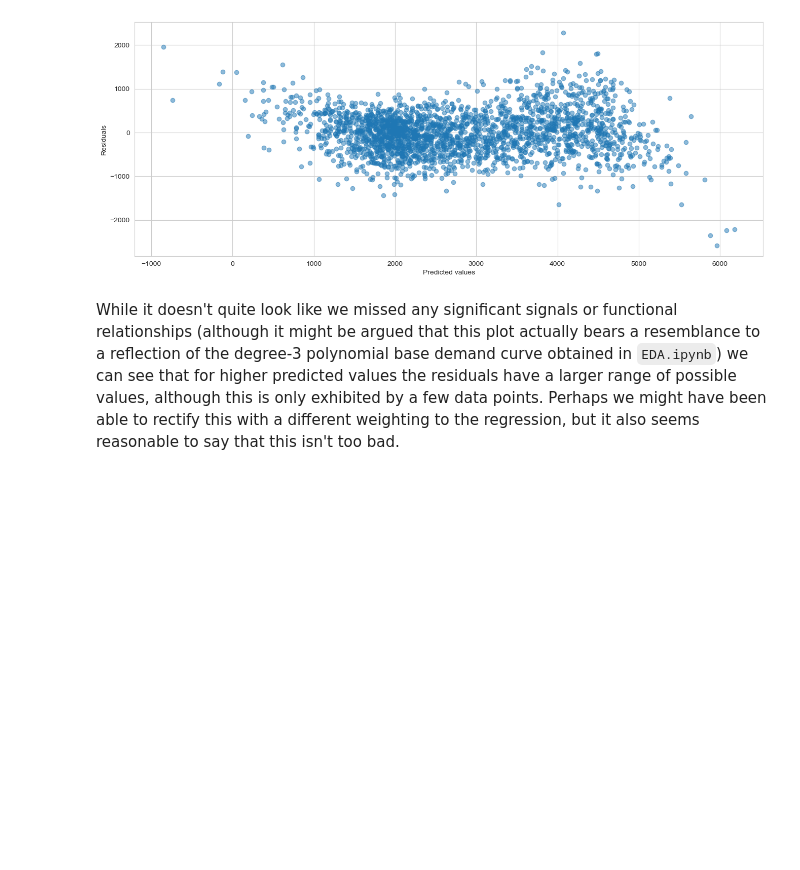
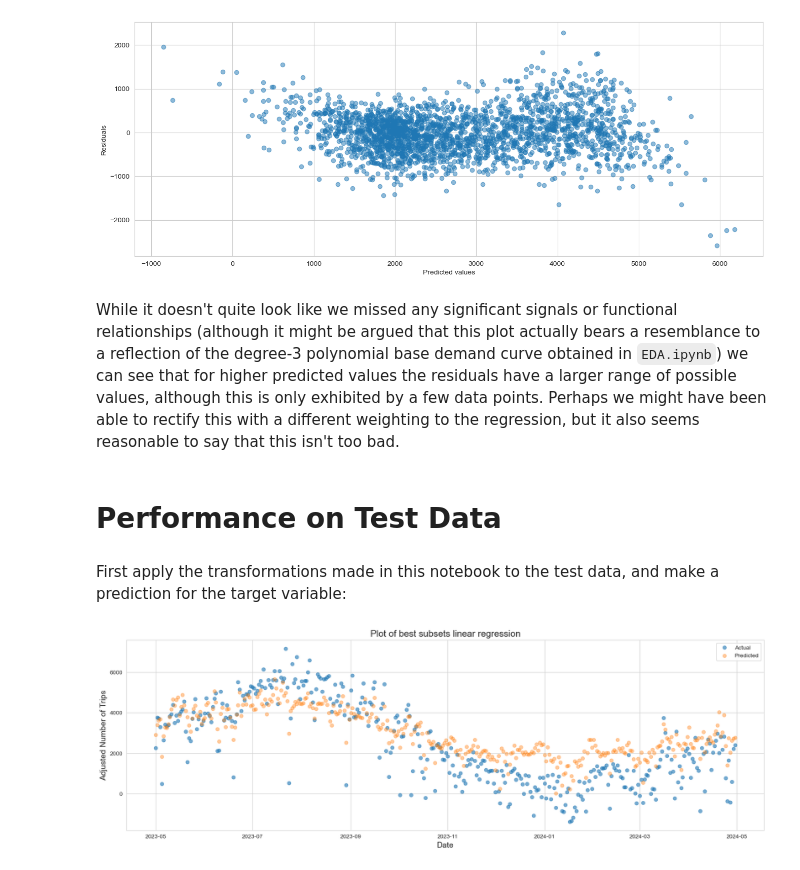
Before and after one commit to hodagben/bike-share-project, a Jupyter notebook: models/regressions.ipynb, the cells around one changed output. Saved outputs shown, nothing was run; the diff lists cells and outputs as text; code cells hidden in the pictures; blank space fills up the shorter version.

Commit message:
Updated regressions and detrend for test data

```diff
--- a/models/regressions.ipynb
+++ b/models/regressions.ipynb
@@ -12,6 +12,7 @@ sns.set_style('whitegrid')
 First let's load in the data:
 # %%
 bikeshare = pd.read_csv('../EDA/bikeshare_train_data_pcwsdetrend.csv', parse_dates=['Date'],index_col=['Date'])
+bikeshare_test = pd.read_csv('../EDA/bikeshare_test_data_pcwsdetrend.csv', parse_dates=['Date'],index_col=['Date'])
 # %%
 bikeshare.sample(5)
 # %% [output]
@@ -172,3 +172,6 @@ print("The model with the minimum average cross-validation RMSE of",np.min(avg_r
  501.08834869 579.85232974 556.10638218 506.30140964 501.19579455]
 The models have average cross-validation RMSEs ranging from 501.0883486851618 to 592.7678994233017
 The model with the minimum average cross-validation RMSE of 501.0883486851618 uses the features ['day_length', 'max_temp', 'day_length_x_max_temp', 'temp_diff', 'total_precip', 'max_gust']
+# %%
+best_subset = models[np.argmin(avg_rmses)]
+best_subset
@@ -189,9 +199,9 @@ plt.scatter(bikeshare.index,
            label='Actual')
 
 reg_bestsubset = LinearRegression()
-reg_bestsubset.fit(bikeshare_scaled[['day_length', 'max_temp', 'day_length_x_max_temp', 'temp_diff', 'total_precip', 'max_gust']],
+reg_bestsubset.fit(bikeshare_scaled[best_subset],
                    bikeshare[target])
-preds_bestsubset = reg_bestsubset.predict(bikeshare_scaled[['day_length', 'max_temp', 'day_length_x_max_temp', 'temp_diff', 'total_precip', 'max_gust']])
+preds_bestsubset = reg_bestsubset.predict(bikeshare_scaled[best_subset])
 
 plt.scatter(bikeshare.index.values,
            preds_bestsubset,
@@ -263,3 +273,35 @@ plt.show()
 [figure]
 # %% [markdown]
 While it doesn't quite look like we missed any significant signals or functional relationships (although it might be argued that this plot actually bears a resemblance to a reflection of the degree-3 polynomial base demand curve obtained in ``EDA.ipynb``) we can see that for higher predicted values the residuals have a larger range of possible values, although this is only exhibited by a few data points. Perhaps we might have been able to rectify this with a different weighting to the regression, but it also seems reasonable to say that this isn't too bad.
+# %% [markdown]
+# Performance on Test Data
+# %% [markdown]
+First apply the transformations made in this notebook to the test data, and make a prediction for the target variable:
+# %%
+bikeshare_test_scaled = scaler.transform(bikeshare_test[features])
+bikeshare_test_scaled[target] = bikeshare_test[target]
+
+bikeshare_test_scaled['day_length_x_max_temp'] = bikeshare_test_scaled.day_length * bikeshare_test_scaled.max_temp
+
+test_preds = reg_bestsubset.predict(bikeshare_test_scaled[best_subset])
+# %%
+plt.figure(figsize=(20,6))
+
+plt.scatter(bikeshare_test.index,
+           bikeshare_test[target],
+           alpha=0.6,
+           label='Actual')
+
+plt.scatter(bikeshare_test.index.values,
+           test_preds,
+           alpha=0.4,
+           label='Predicted')
+
+plt.xlabel('Date',fontsize=14)
+plt.ylabel('Adjusted Number of Trips',fontsize=14)
+plt.title('Plot of best subsets linear regression on test data',fontsize=16)
+plt.legend()
+
+plt.show()
+# %% [output]
+[figure, added]
```
Also changed, not shown: parts of 7 cells of this notebook, 3 other files.
